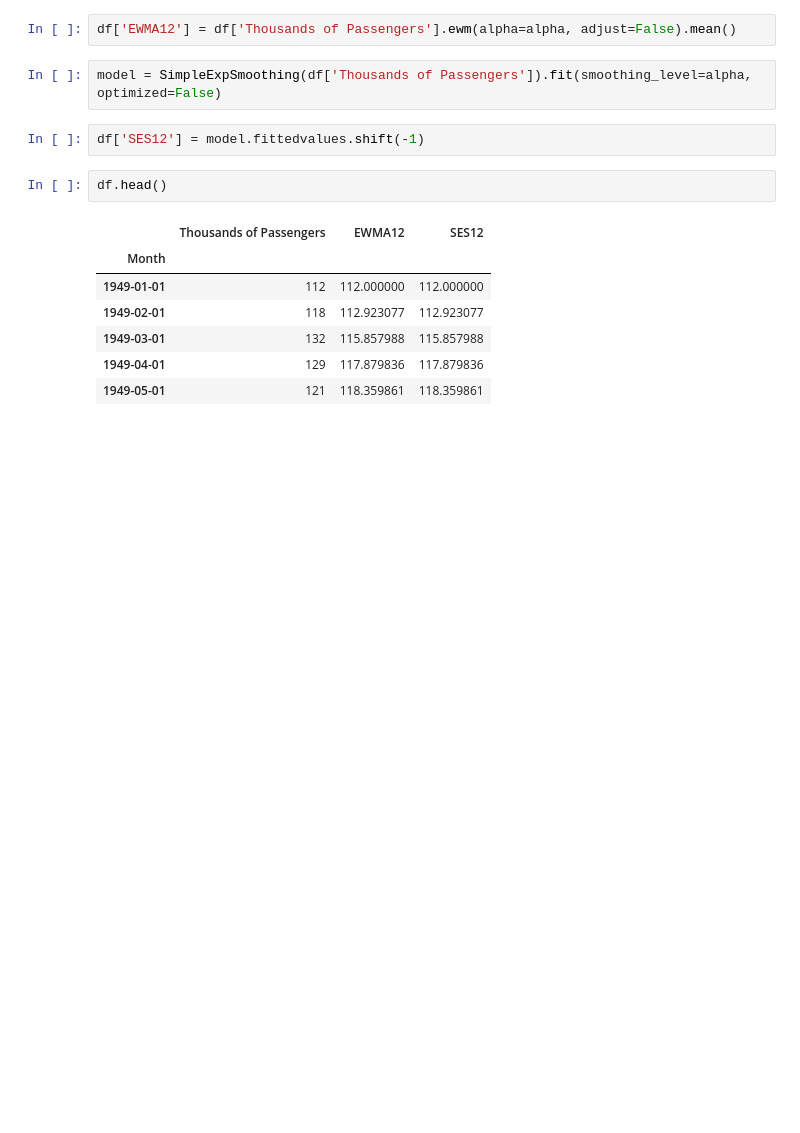
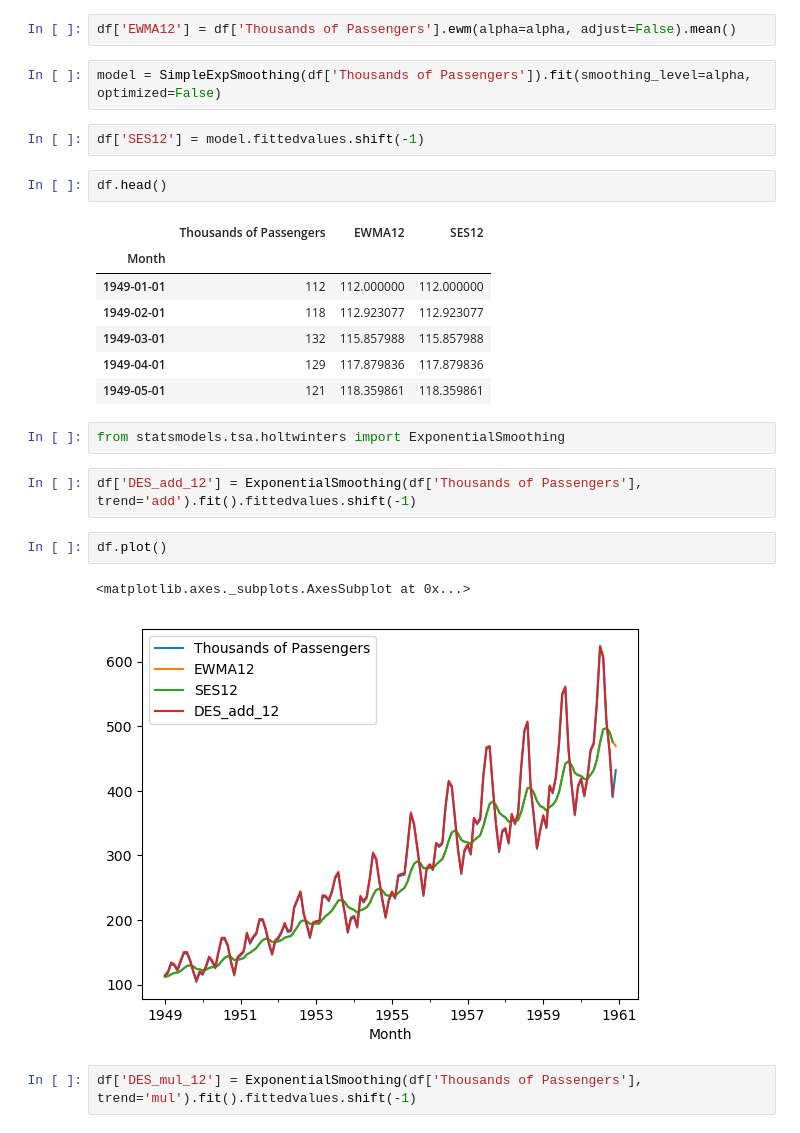
Before and after one commit to Menezes-Gus/Python-for-Time-Series-Data-Analysis, a Jupyter notebook: UDEMY_TSA_FINAL/05-Time-Series-Analysis-with-Statsmodels/hands_on.ipynb, the cells around one changed output. Cells and saved outputs as stored; diff of their text form; blank space fills up the shorter version.

```diff
--- a/UDEMY_TSA_FINAL/05-Time-Series-Analysis-with-Statsmodels/hands_on.ipynb
+++ b/UDEMY_TSA_FINAL/05-Time-Series-Analysis-with-Statsmodels/hands_on.ipynb
@@ -153,3 +153,14 @@ df.head()
 | 1949-03-01 | 132 | 115.857988 | 115.857988 |
 | 1949-04-01 | 129 | 117.879836 | 117.879836 |
 | 1949-05-01 | 121 | 118.359861 | 118.359861 |
+# %%
+from statsmodels.tsa.holtwinters import ExponentialSmoothing
+# %%
+df['DES_add_12'] = ExponentialSmoothing(df['Thousands of Passengers'], trend='add').fit().fittedvalues.shift(-1)
+# %%
+df.plot()
+# %% [output]
+<matplotlib.axes._subplots.AxesSubplot at 0x...>
+[figure, added]
+# %%
+df['DES_mul_12'] = ExponentialSmoothing(df['Thousands of Passengers'], trend='mul').fit().fittedvalues.shift(-1)
```
Also changed, not shown: parts of 3 cells of this notebook, 1 other file.
